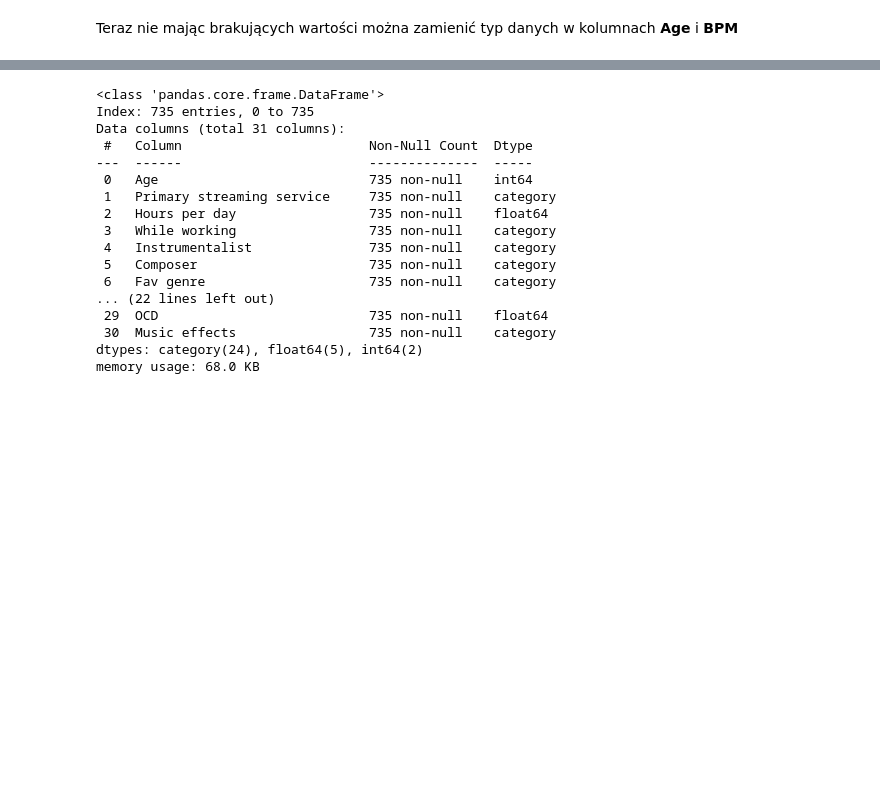
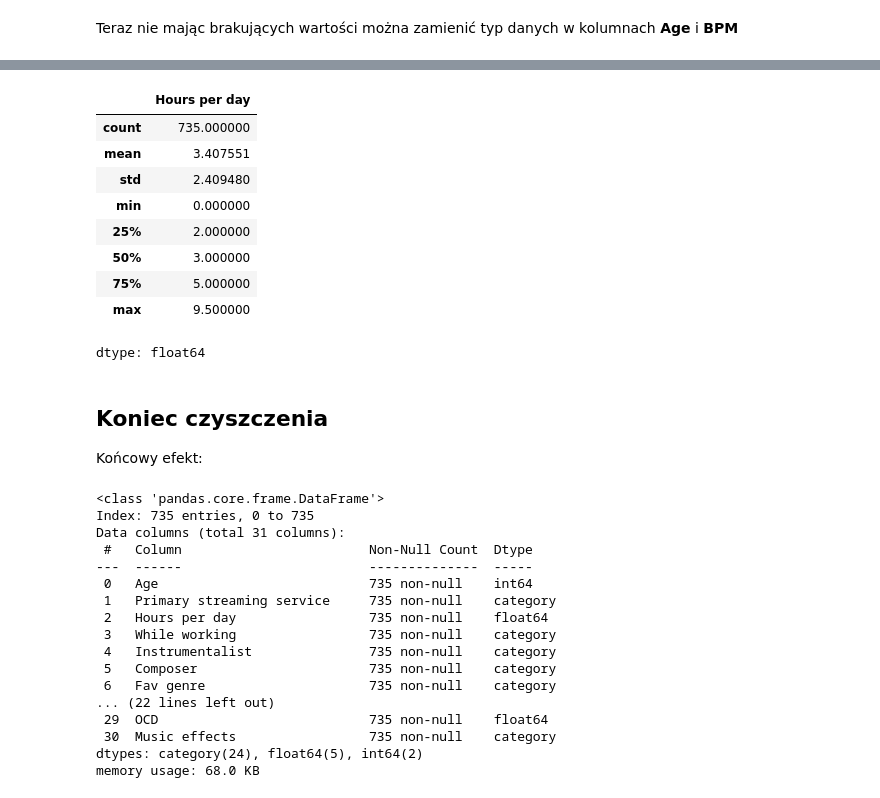
Before and after one commit to bderdz/music_mental_health, a Jupyter notebook: music_mental_health.ipynb, the cells around one changed output, grey strips where cells are left out. Saved outputs shown, nothing was run; the diff lists cells and outputs as text; code cells hidden in the pictures; blank space fills up the shorter version.

```diff
--- a/music_mental_health.ipynb
+++ b/music_mental_health.ipynb
@@ -182,5 +186,5 @@ df['Foreign languages'].isna().sum()
 # %%
-df['BPM'] = df['BPM'].interpolate(method='polynomial', order=2)
+df['BPM'] = df['BPM'].interpolate(method='nearest')
 df['BPM'].isna().sum()
 # %% [output]
 0
@@ -224,12 +238,17 @@ df['BPM'].mean()
 # %%
-Q1 = df['BPM'].quantile(0.25)
-Q3 = df['BPM'].quantile(0.75)
+def remove_outlier(column):
+  Q1 = column.quantile(0.25)
+  Q3 = column.quantile(0.75)
 
-IQR = Q3 - Q1
-max_value = int(Q3 + 1.5 * IQR) #kastuje na int ponieważ nie potrzebujemy zmiennoprzycinowej liczby do BPM
-min_value = int(Q1 - 1.5 * IQR)
+  IQR = Q3 - Q1
+  max_value = Q3 + 1.5 * IQR
+  min_value = Q1 - 1.5 * IQR
 
-df['BPM'] = df['BPM'].apply(lambda v: min_value if v < min_value else max_value if v > max_value else v)
+  return column.apply(lambda v: min_value if v < min_value else max_value if v > max_value else v)
+# %%
+df['BPM'] = remove_outlier(df['BPM'])
+
+df['BPM'] = df['BPM'].astype('int64') #kastuje na int ponieważ nie potrzebujemy zmiennoprzycinowej liczby do BPM
 # %%
 df['BPM'].mean()
 # %% [output]
@@ -239,3 +278,21 @@ Końcowy efekt:
+# %%
+df['Hours per day'] = remove_outlier(df['Hours per day'])
+
+df['Hours per day'].describe()
+# %% [output]
+|  | Hours per day |
+| count | 735.000000 |
+| mean | 3.407551 |
+| std | 2.409480 |
+| min | 0.000000 |
+| 25% | 2.000000 |
+| 50% | 3.000000 |
+| 75% | 5.000000 |
+| max | 9.500000 |
+dtype: float64
+# %% [markdown]
+## Koniec czyszczenia
+Końcowy efekt:
 # %%
 df.info()
 # %% [output]
```
Also changed, not shown: parts of 47 cells of this notebook.
